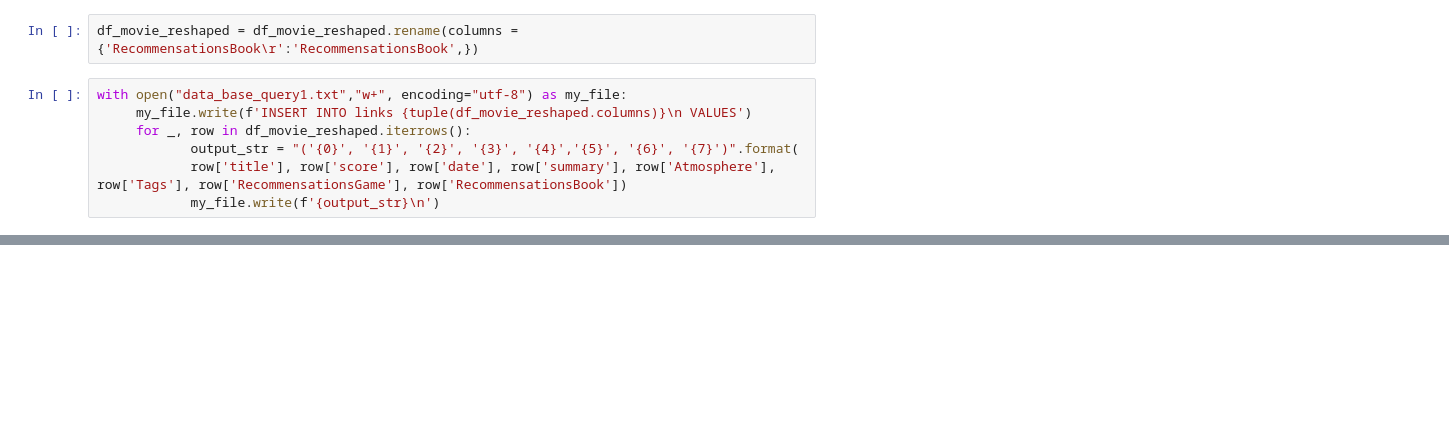
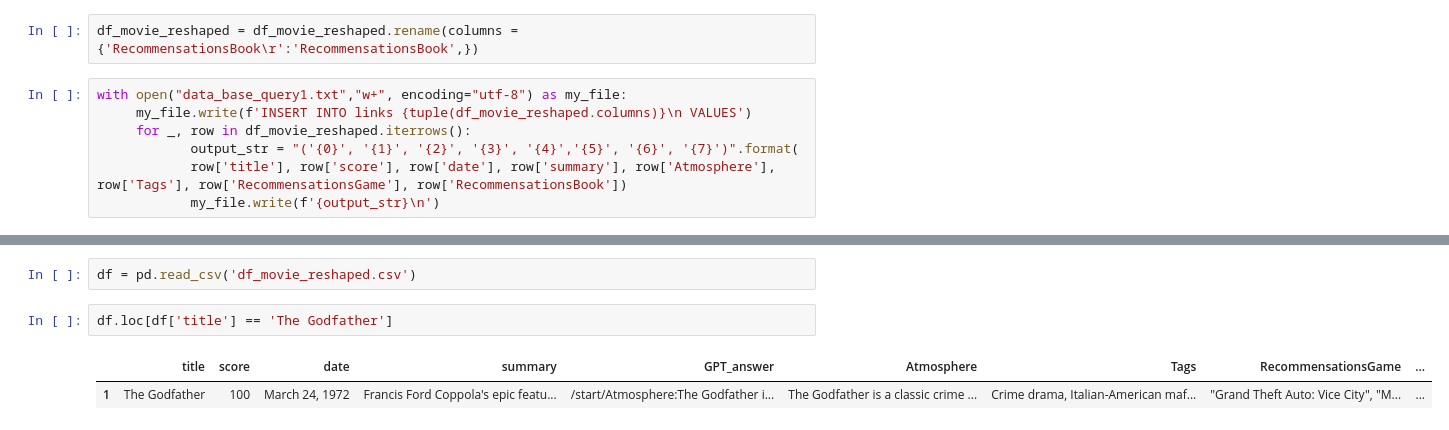
Before and after one commit to MikhailZuevMist/recommendation-Pet-project, a Jupyter notebook: Processing and analysis/Create query.ipynb, the cells around one changed output, grey strips where cells are left out. Drawn from its saved outputs; the diff is of its cells as text; blank space fills up the shorter version.

```diff
--- a/Processing and analysis/Create query.ipynb
+++ b/Processing and analysis/Create query.ipynb
@@ -32,3 +32,10 @@ df_movie_reshaped
 | 51 | 12 Years a Slave | 96 | October 18, 2013 | In the pre-Civil War United State... | "12 Years a Slave" is a historica... | Drama, Historical, Slavery, Bruta... | None | "Uncle Tom's Cabin" by Harriet Be... |
 | 52 | Manchester by the Sea | 96 | November 18, 2016 | After the death of his older brot... | "Manchester by the Sea" is a dram... | Drama, Emotional, Introspective, ... | None | "The Lovely Bones" by Alice Sebol... |
 | 53 | Killer of Sheep | 96 | March 30, 2007 | Killer of Sheep examines the blac... | "Killer of Sheep" is an independe... | Independent, Introspective, Melan... | None | "The Grapes of Wrath" by John Ste... |
+# %%
+df = pd.read_csv('df_movie_reshaped.csv')
+# %%
+df.loc[df['title'] == 'The Godfather']
+# %% [output]
+|  | title | score | date | summary | GPT_answer | Atmosphere | Tags | RecommensationsGame | ... |
+| 1 | The Godfather | 100 | March 24, 1972 | Francis Ford Coppola's epic featu... | /start/Atmosphere:The Godfather i... | The Godfather is a classic crime ... | Crime drama, Italian-American maf... | "Grand Theft Auto: Vice City", "M... | ... |
```
Also changed, not shown: 7 other files.
